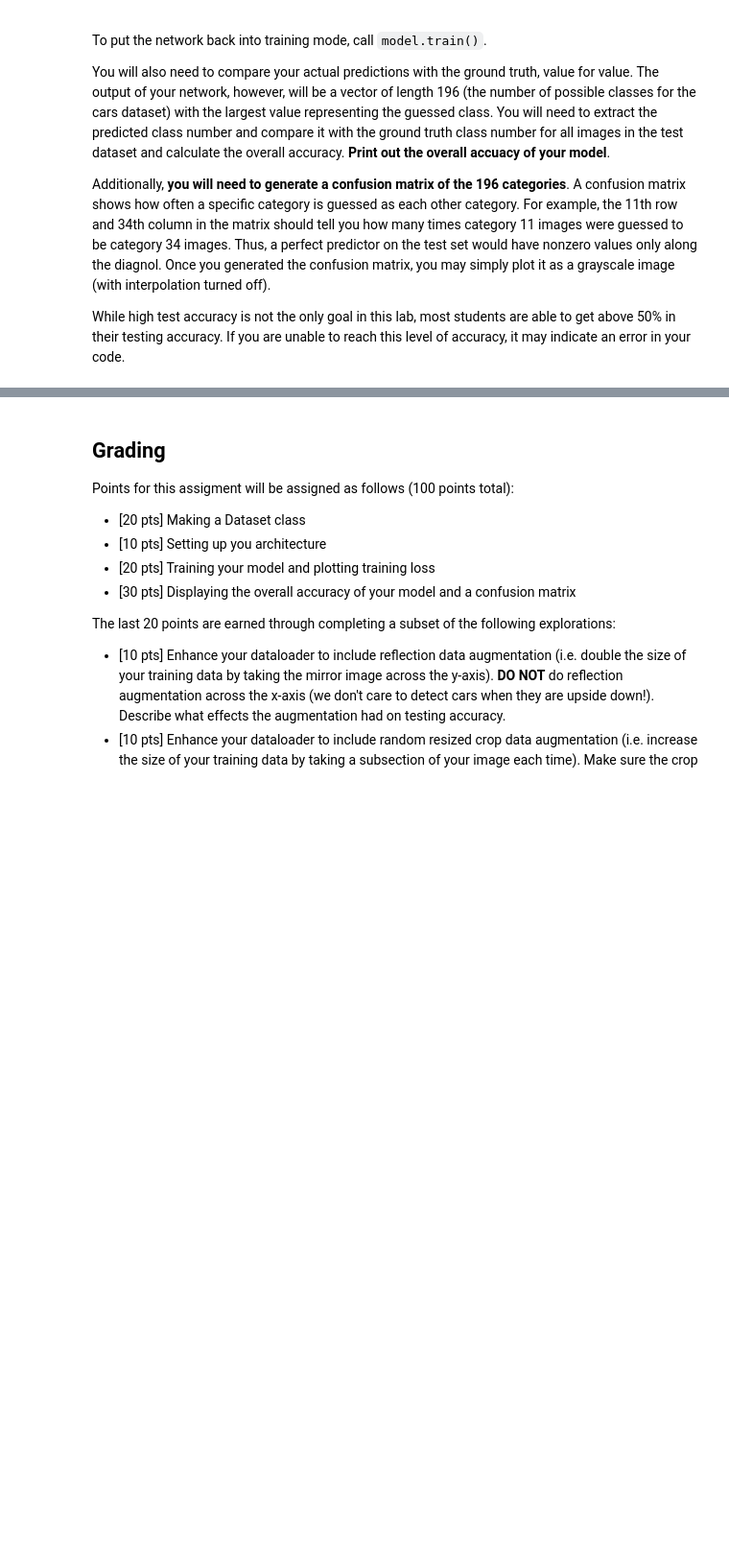
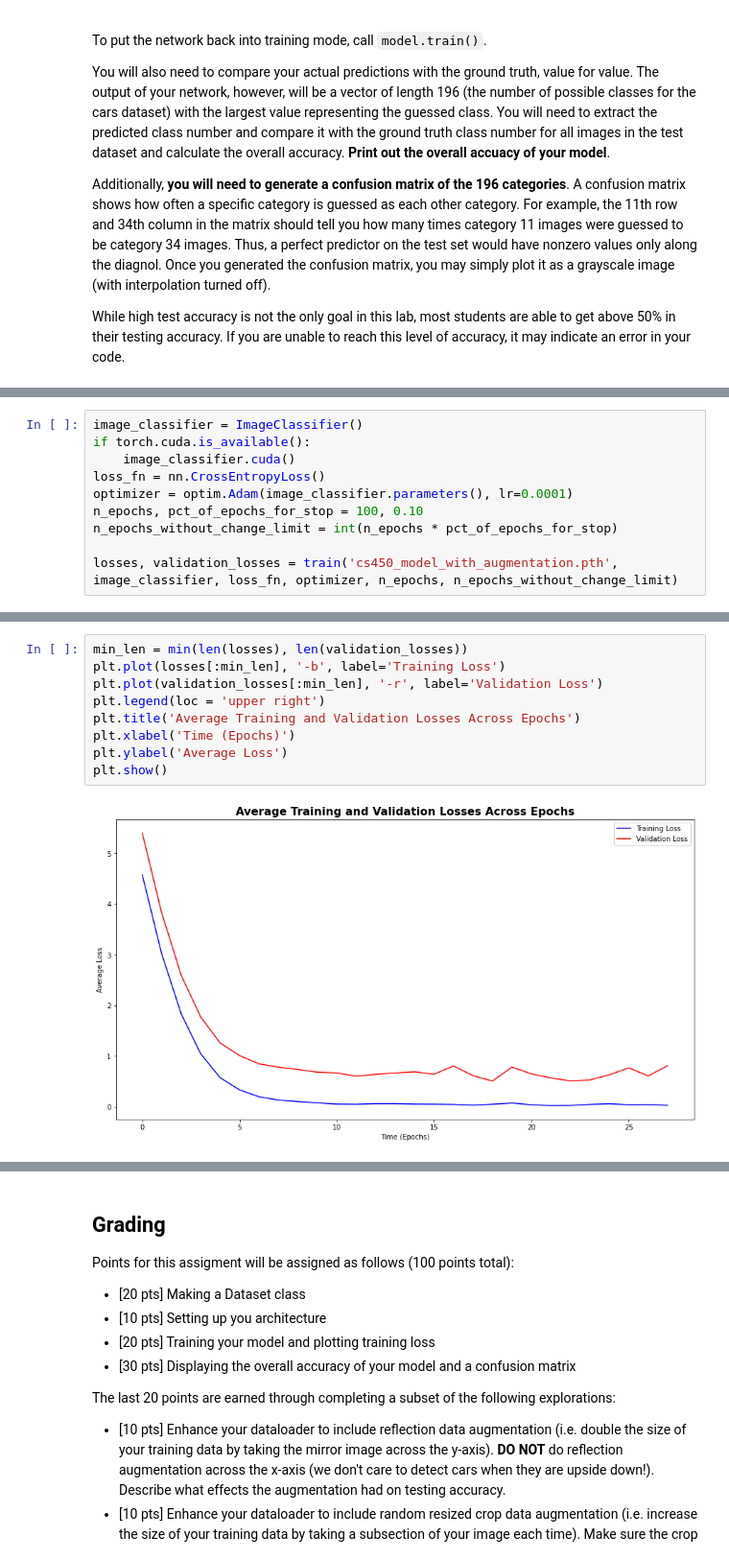
Before and after one commit to ethanp55/computer-vision, a Jupyter notebook: proj5-deeplearning/proj5-deeplearning/proj5-image-classification.ipynb, the cells around one changed output, grey strips where cells are left out. Shown at 96% size. Saved outputs shown, nothing was run; the diff lists cells and outputs as text; blank space fills up the shorter version.

```diff
--- a/proj5-deeplearning/proj5-deeplearning/proj5-image-classification.ipynb
+++ b/proj5-deeplearning/proj5-deeplearning/proj5-image-classification.ipynb
@@ -156,0 +471,10 @@ While high test accuracy is not the only goal in this lab, most students are abl
+# %%
+image_classifier = ImageClassifier()
+if torch.cuda.is_available():
+    image_classifier.cuda()
+loss_fn = nn.CrossEntropyLoss()
+optimizer = optim.Adam(image_classifier.parameters(), lr=0.0001)
+n_epochs, pct_of_epochs_for_stop = 100, 0.10
+n_epochs_without_change_limit = int(n_epochs * pct_of_epochs_for_stop)
+
+losses, validation_losses = train('cs450_model_with_augmentation.pth', image_classifier, loss_fn, optimizer, n_epochs, n_epochs_without_change_limit)
@@ -156,0 +499,11 @@ While high test accuracy is not the only goal in this lab, most students are abl
+# %%
+min_len = min(len(losses), len(validation_losses))
+plt.plot(losses[:min_len], '-b', label='Training Loss')
+plt.plot(validation_losses[:min_len], '-r', label='Validation Loss')
+plt.legend(loc = 'upper right')
+plt.title('Average Training and Validation Losses Across Epochs')
+plt.xlabel('Time (Epochs)')
+plt.ylabel('Average Loss')
+plt.show()
+# %% [output]
+[figure, added]
```
Also changed, not shown: parts of 35 cells of this notebook, 1 other file.
